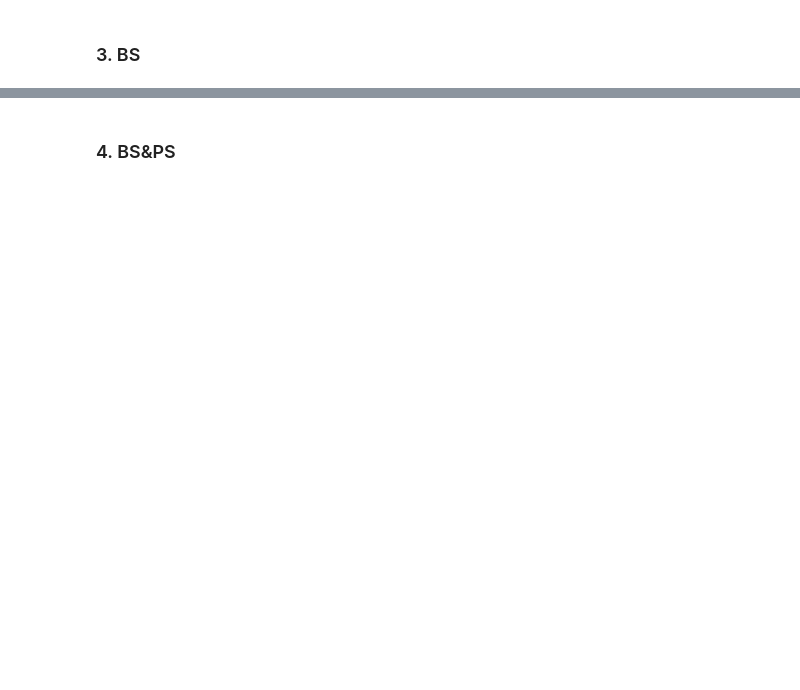
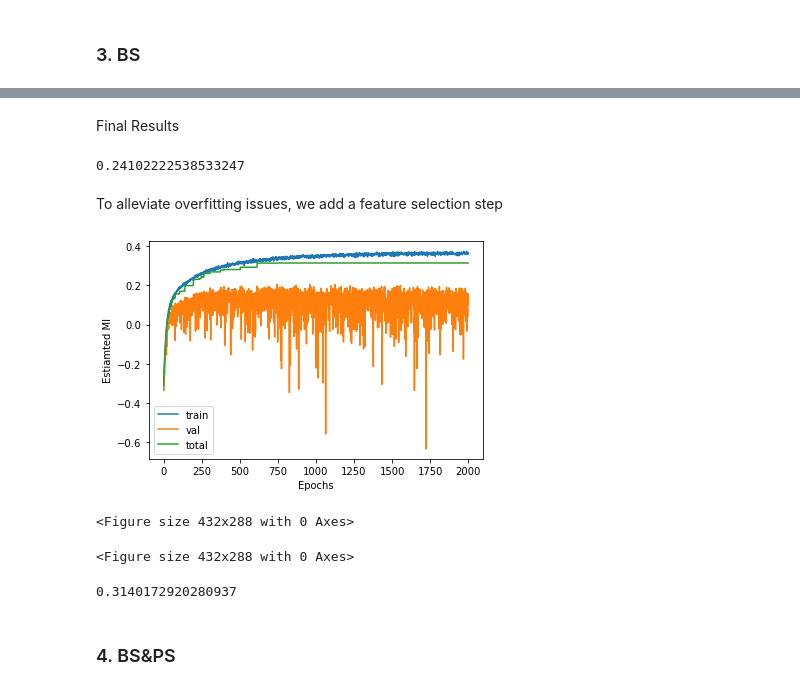
Before and after one commit to suicee/MI4StatsEval, a Jupyter notebook: MI_Estimation.ipynb, the cells around one changed output, grey strips where cells are left out. Saved outputs shown, nothing was run; the diff lists cells and outputs as text; code cells hidden in the pictures; blank space fills up the shorter version.

```diff
--- a/MI_Estimation.ipynb
+++ b/MI_Estimation.ipynb
@@ -142,3 +181,29 @@ train_MIs,eval_MIs,total_MIs=train_ba(
+# %% [markdown]
+Final Results
+# %%
+total_MIs[-1]
+# %% [output]
+0.24102222538533247
+# %% [markdown]
+To alleviate overfitting issues, we add a feature selection step
+# %%
+from tools.Trainer import feature_selection
+mask=feature_selection(bs_ns,param)
+bs_ns=bs_ns[:,mask]
+# %%
+train_MIs,eval_MIs,total_MIs=train_ba(
+    bs_ns,
+    param,
+    train_info={'epochs':2000,'batch_size':100,'learning_rate':1e-4,'weigth_decay':1e-4},
+    verbose=True)
+# %% [output]
+[figure, added]
+<Figure size 432x288 with 0 Axes>
+<Figure size 432x288 with 0 Axes>
+# %%
+total_MIs[-1]
+# %% [output]
+0.3140172920280937
 # %% [markdown]
 ### 4. BS&PS
 # %%
```
Also changed, not shown: parts of 28 cells of this notebook, 3 other files.
